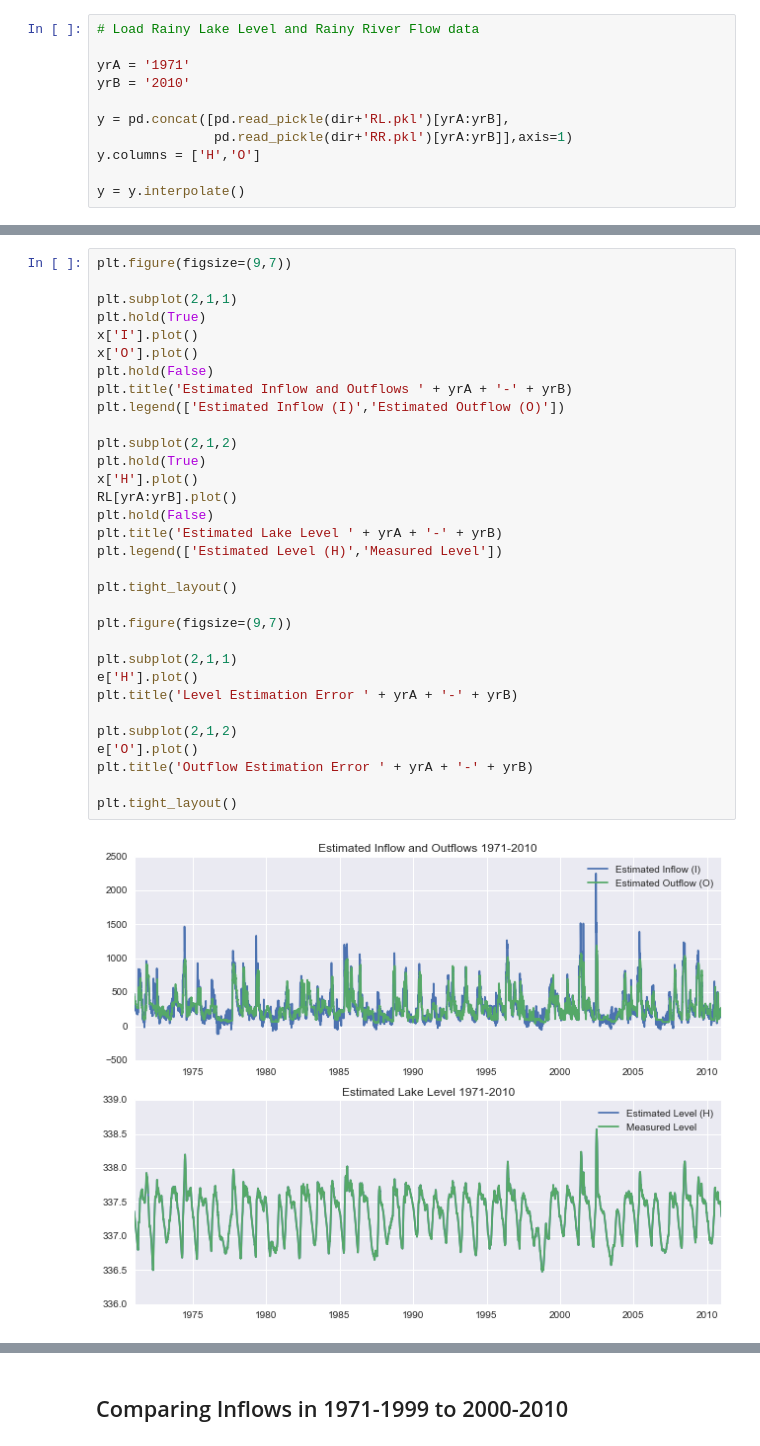
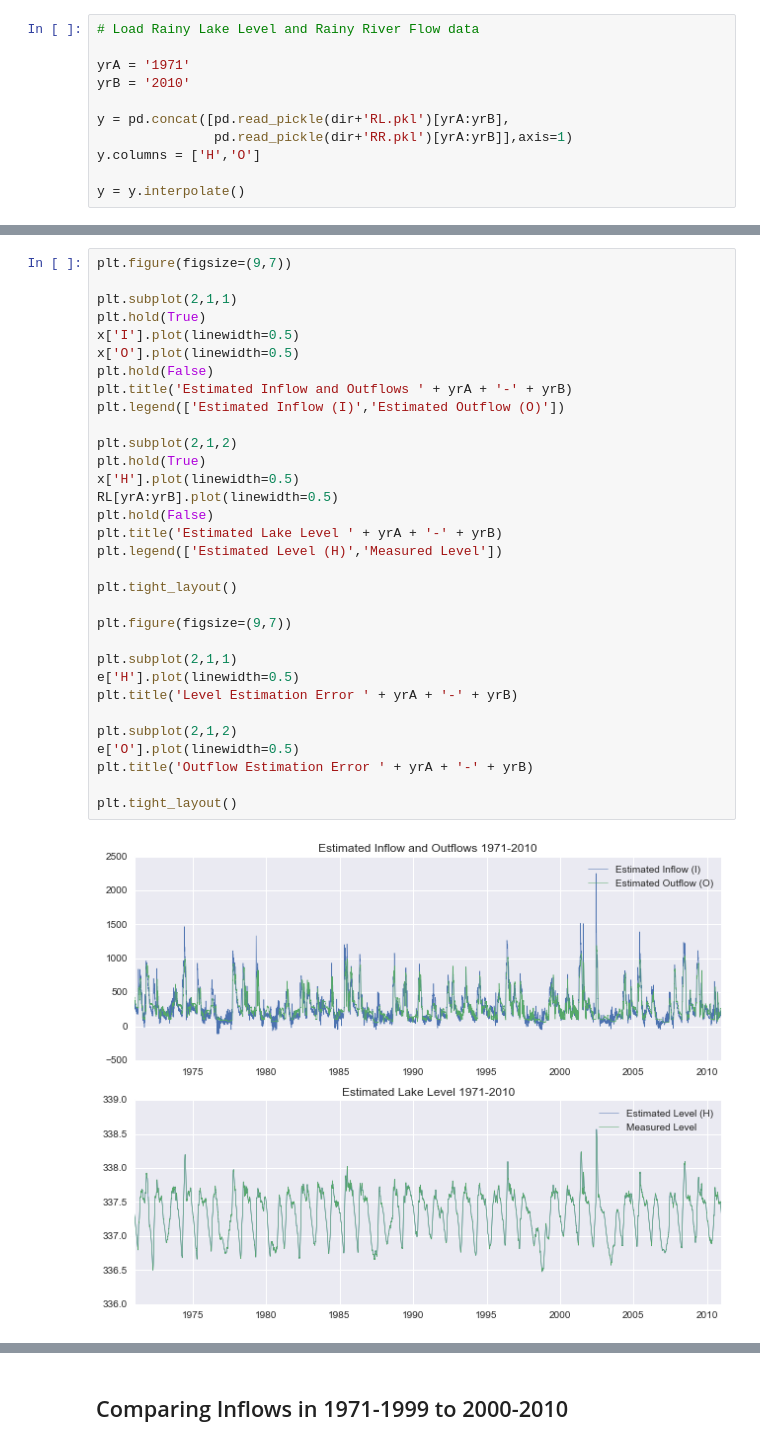
Before and after one commit to kmcgarry7/Rainy-Lake-Hydrology, a Jupyter notebook: Estimating_Rainy_Lake_Inflows_1971-2010.ipynb, the cells around one changed output, grey strips where cells are left out. Saved outputs shown, nothing was run; the diff lists cells and outputs as text.

```diff
--- a/Estimating_Rainy_Lake_Inflows_1971-2010.ipynb
+++ b/Estimating_Rainy_Lake_Inflows_1971-2010.ipynb
@@ -190,34 +199,34 @@ x['I'].to_pickle('./data/RLInflows.pkl')
 # %%
 plt.figure(figsize=(9,7))
 
 plt.subplot(2,1,1)
 plt.hold(True)
-x['I'].plot()
-x['O'].plot()
+x['I'].plot(linewidth=0.5)
+x['O'].plot(linewidth=0.5)
 plt.hold(False)
 plt.title('Estimated Inflow and Outflows ' + yrA + '-' + yrB)
 plt.legend(['Estimated Inflow (I)','Estimated Outflow (O)'])
 
 plt.subplot(2,1,2)
 plt.hold(True)
-x['H'].plot()
-RL[yrA:yrB].plot()
+x['H'].plot(linewidth=0.5)
+RL[yrA:yrB].plot(linewidth=0.5)
 plt.hold(False)
 plt.title('Estimated Lake Level ' + yrA + '-' + yrB)
 plt.legend(['Estimated Level (H)','Measured Level'])
 
 plt.tight_layout()
 
 plt.figure(figsize=(9,7))
 
 plt.subplot(2,1,1)
-e['H'].plot()
+e['H'].plot(linewidth=0.5)
 plt.title('Level Estimation Error ' + yrA + '-' + yrB)
 
 plt.subplot(2,1,2)
-e['O'].plot()
+e['O'].plot(linewidth=0.5)
 plt.title('Outflow Estimation Error ' + yrA + '-' + yrB)
 
 plt.tight_layout()
 # %% [output]
-[figure, old version]
+[figure, new version]
```
Also changed, not shown: parts of 43 cells of this notebook, 19 other files.
